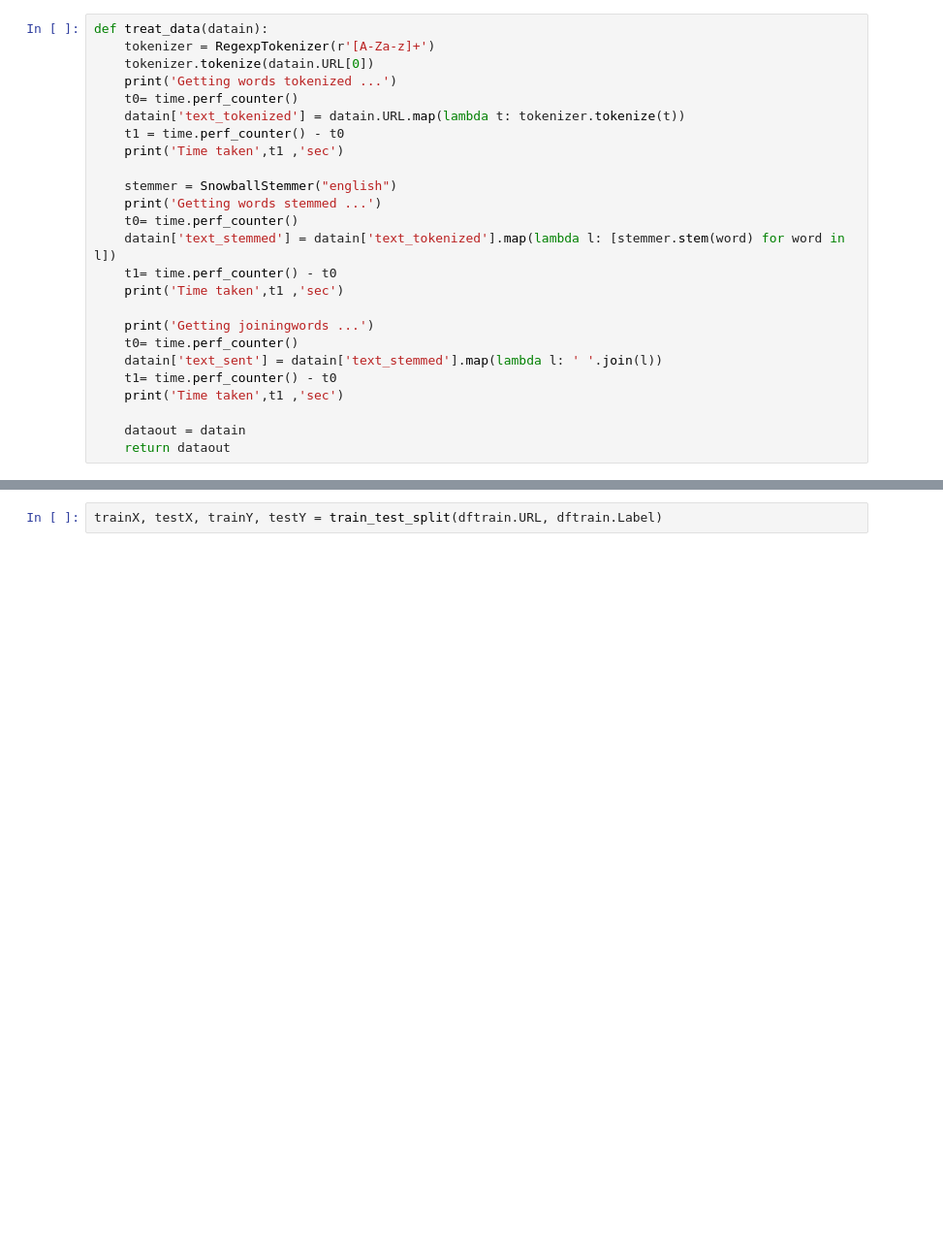
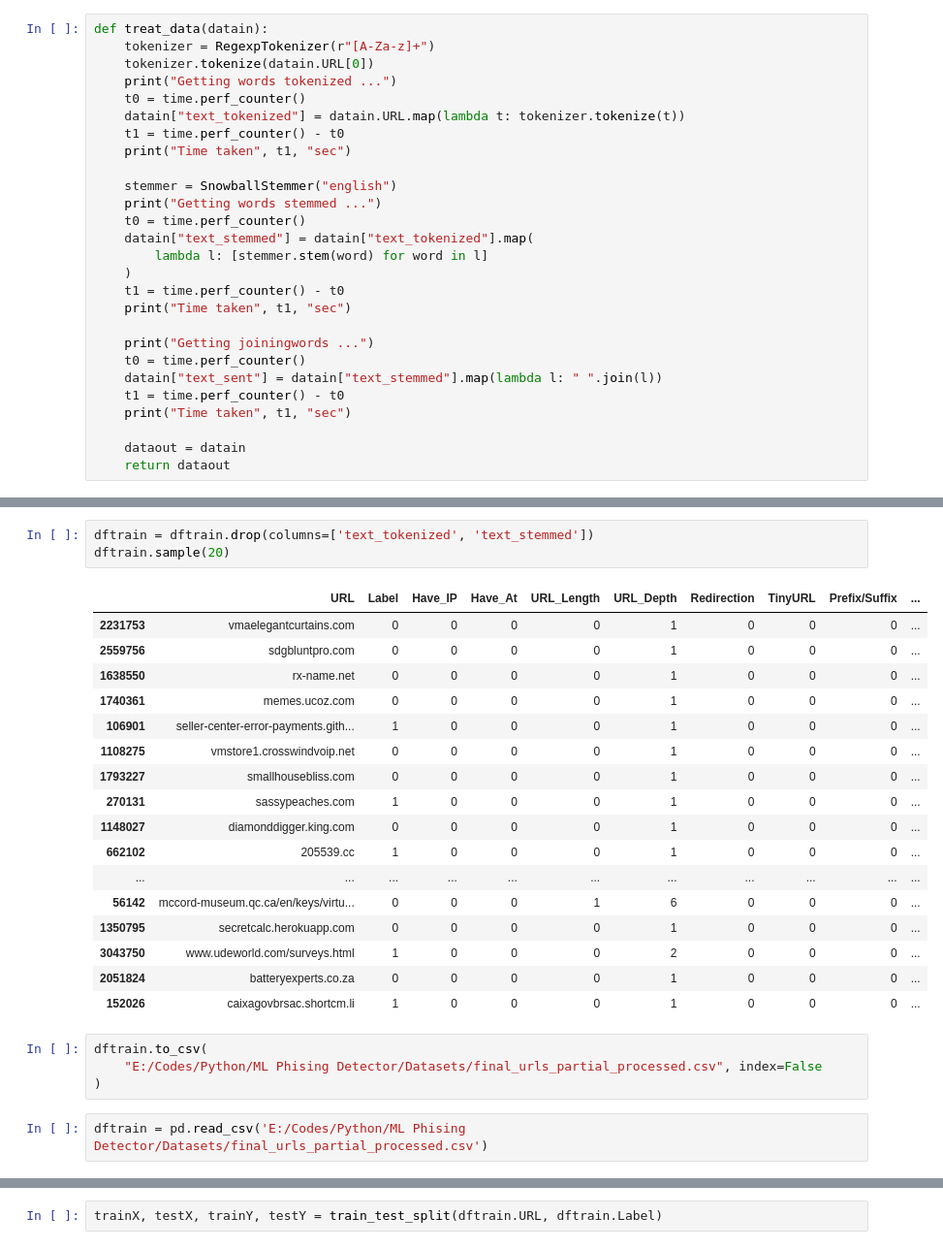
Before and after one commit to AreiousX/PhishingDetectorWithML101LetsGo, a Jupyter notebook: ML model/main.ipynb, the cells around one changed output, grey strips where cells are left out. Shown at 97% size. Saved outputs shown, nothing was run; the diff lists cells and outputs as text; blank space fills up the shorter version.

```diff
--- a/ML model/main.ipynb
+++ b/ML model/main.ipynb
@@ -73,25 +239,27 @@ sns.barplot(label_counts.index,label_counts.Label)
 # %%
 def treat_data(datain):
-    tokenizer = RegexpTokenizer(r'[A-Za-z]+')
+    tokenizer = RegexpTokenizer(r"[A-Za-z]+")
     tokenizer.tokenize(datain.URL[0])
-    print('Getting words tokenized ...')
-    t0= time.perf_counter()
-    datain['text_tokenized'] = datain.URL.map(lambda t: tokenizer.tokenize(t))
+    print("Getting words tokenized ...")
+    t0 = time.perf_counter()
+    datain["text_tokenized"] = datain.URL.map(lambda t: tokenizer.tokenize(t))
     t1 = time.perf_counter() - t0
-    print('Time taken',t1 ,'sec')
+    print("Time taken", t1, "sec")
 
     stemmer = SnowballStemmer("english")
-    print('Getting words stemmed ...')
-    t0= time.perf_counter()
-    datain['text_stemmed'] = datain['text_tokenized'].map(lambda l: [stemmer.stem(word) for word in l])
-    t1= time.perf_counter() - t0
-    print('Time taken',t1 ,'sec')
+    print("Getting words stemmed ...")
+    t0 = time.perf_counter()
+    datain["text_stemmed"] = datain["text_tokenized"].map(
+        lambda l: [stemmer.stem(word) for word in l]
+    )
+    t1 = time.perf_counter() - t0
+    print("Time taken", t1, "sec")
 
-    print('Getting joiningwords ...')
-    t0= time.perf_counter()
-    datain['text_sent'] = datain['text_stemmed'].map(lambda l: ' '.join(l))
-    t1= time.perf_counter() - t0
-    print('Time taken',t1 ,'sec')
+    print("Getting joiningwords ...")
+    t0 = time.perf_counter()
+    datain["text_sent"] = datain["text_stemmed"].map(lambda l: " ".join(l))
+    t1 = time.perf_counter() - t0
+    print("Time taken", t1, "sec")
 
     dataout = datain
     return dataout
@@ -157,0 +305,27 @@ array([[0, 0, 0, ..., 0, 0, 0],
+# %%
+dftrain = dftrain.drop(columns=['text_tokenized', 'text_stemmed'])
+dftrain.sample(20)
+# %% [output]
+|  | URL | Label | Have_IP | Have_At | URL_Length | URL_Depth | Redirection | TinyURL | Prefix/Suffix | ... |
+| 2231753 | vmaelegantcurtains.com | 0 | 0 | 0 | 0 | 1 | 0 | 0 | 0 | ... |
+| 2559756 | sdgbluntpro.com | 0 | 0 | 0 | 0 | 1 | 0 | 0 | 0 | ... |
+| 1638550 | rx-name.net | 0 | 0 | 0 | 0 | 1 | 0 | 0 | 0 | ... |
+| 1740361 | memes.ucoz.com | 0 | 0 | 0 | 0 | 1 | 0 | 0 | 0 | ... |
+| 106901 | seller-center-error-payments.gith... | 1 | 0 | 0 | 0 | 1 | 0 | 0 | 0 | ... |
+| 1108275 | vmstore1.crosswindvoip.net | 0 | 0 | 0 | 0 | 1 | 0 | 0 | 0 | ... |
+| 1793227 | smallhousebliss.com | 0 | 0 | 0 | 0 | 1 | 0 | 0 | 0 | ... |
+| 270131 | sassypeaches.com | 1 | 0 | 0 | 0 | 1 | 0 | 0 | 0 | ... |
+| 1148027 | diamonddigger.king.com | 0 | 0 | 0 | 0 | 1 | 0 | 0 | 0 | ... |
+| 662102 | 205539.cc | 1 | 0 | 0 | 0 | 1 | 0 | 0 | 0 | ... |
+| ... | ... | ... | ... | ... | ... | ... | ... | ... | ... | ... |
+| 56142 | mccord-museum.qc.ca/en/keys/virtu... | 0 | 0 | 0 | 1 | 6 | 0 | 0 | 0 | ... |
+| 1350795 | secretcalc.herokuapp.com | 0 | 0 | 0 | 0 | 1 | 0 | 0 | 0 | ... |
+| 3043750 | www.udeworld.com/surveys.html | 1 | 0 | 0 | 0 | 2 | 0 | 0 | 0 | ... |
+| 2051824 | batteryexperts.co.za | 0 | 0 | 0 | 0 | 1 | 0 | 0 | 0 | ... |
+| 152026 | caixagovbrsac.shortcm.li | 1 | 0 | 0 | 0 | 1 | 0 | 0 | 0 | ... |
+# %%
+dftrain.to_csv(
+    "E:/Codes/Python/ML Phising Detector/Datasets/final_urls_partial_processed.csv", index=False
+)
+# %%
+dftrain = pd.read_csv('E:/Codes/Python/ML Phising Detector/Datasets/final_urls_partial_processed.csv')
```
Also changed, not shown: parts of 37 cells of this notebook.
